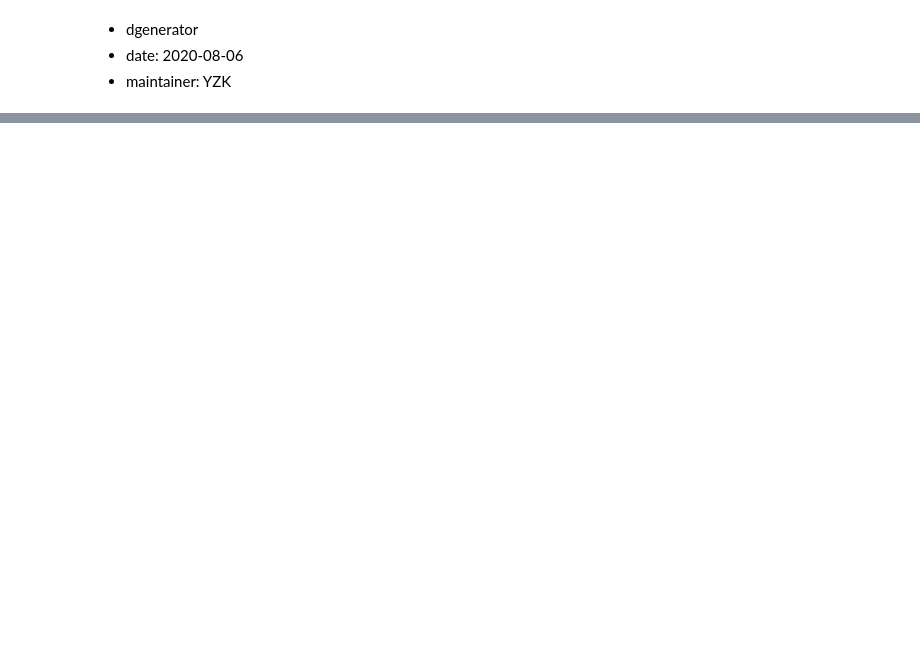
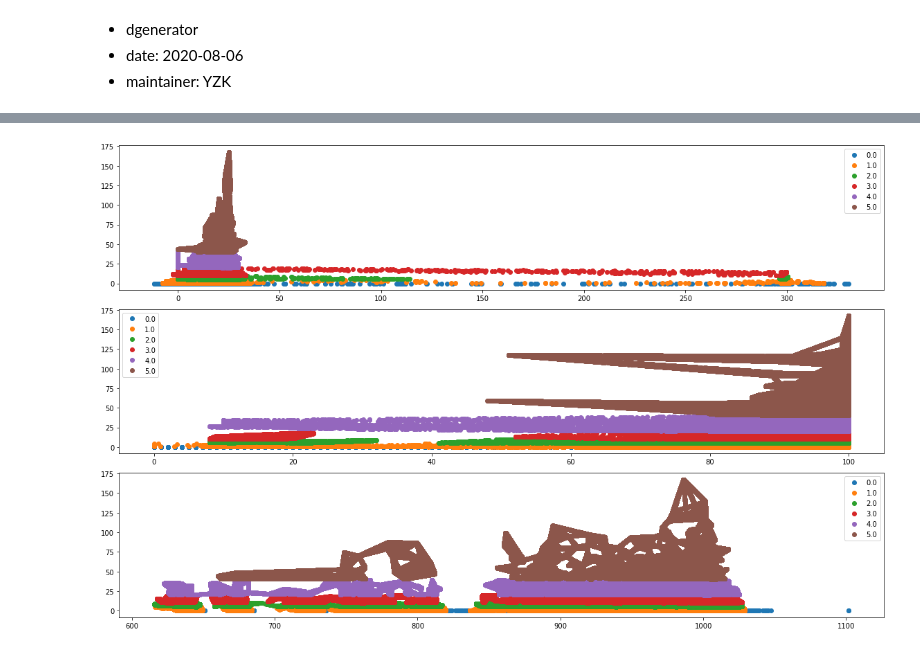
Before and after one commit to thecourageyu/RNNQC, a Jupyter notebook: lib/dgenerator.ipynb, the cells around one changed output, grey strips where cells are left out. Saved outputs shown, nothing was run; the diff lists cells and outputs as text; code cells hidden in the pictures; blank space fills up the shorter version.

```diff
--- a/lib/dgenerator.ipynb
+++ b/lib/dgenerator.ipynb
@@ -556,0 +804,12 @@ if __name__ == "__main__":
+# %%
+print(labels.shape)
+rawdata.shape
+
+labels[:, 3]
+stacked = np.hstack([rawdata, np.reshape(labels[:, 3], (-1, 1))])
+stacked = stacked[~np.isnan(stacked).any(axis=1)]
+
+np.unique(stacked[:, -1])
+# %%
+# X_resampled, y_resampled = SMOTE().fit_resample(stacked[:, 0:-1], stacked[:, -1])
+X_resampled, y_resampled = BorderlineSMOTE().fit_resample(stacked[:, 0:-1], stacked[:, -1])
@@ -556,0 +824,26 @@ if __name__ == "__main__":
+# %%
+fig, ax = plt.subplots(3, figsize=(16, 10))
+for vidx in range(3):
+    df = pd.DataFrame(dict(x=X_resampled[:, vidx], y=X_resampled[:, 3], label=y_resampled))
+    grps = df.groupby("label")
+    for gname, grp in grps:
+        ax[vidx].plot(grp.x.values, grp.y.values, marker="o", linestyle="", label=gname)
+
+    ax[vidx].legend()
+
+plt.tight_layout()
+plt.show()
+# %%
+fig, ax = plt.subplots(3, figsize=(16, 10))
+for vidx in range(3):
+    df = pd.DataFrame(dict(x=X_resampled[:, vidx], y=X_resampled[:, 3], label=y_resampled))
+    grps = df.groupby("label")
+    for gname, grp in grps:
+        ax[vidx].plot(grp.x.values, grp.y.values, marker="o", linestyle="", label=gname)
+
+    ax[vidx].legend()
+
+plt.tight_layout()
+plt.show()
+# %% [output]
+[figure, added]
```
Also changed, not shown: parts of 16 cells of this notebook, 5 other files.
